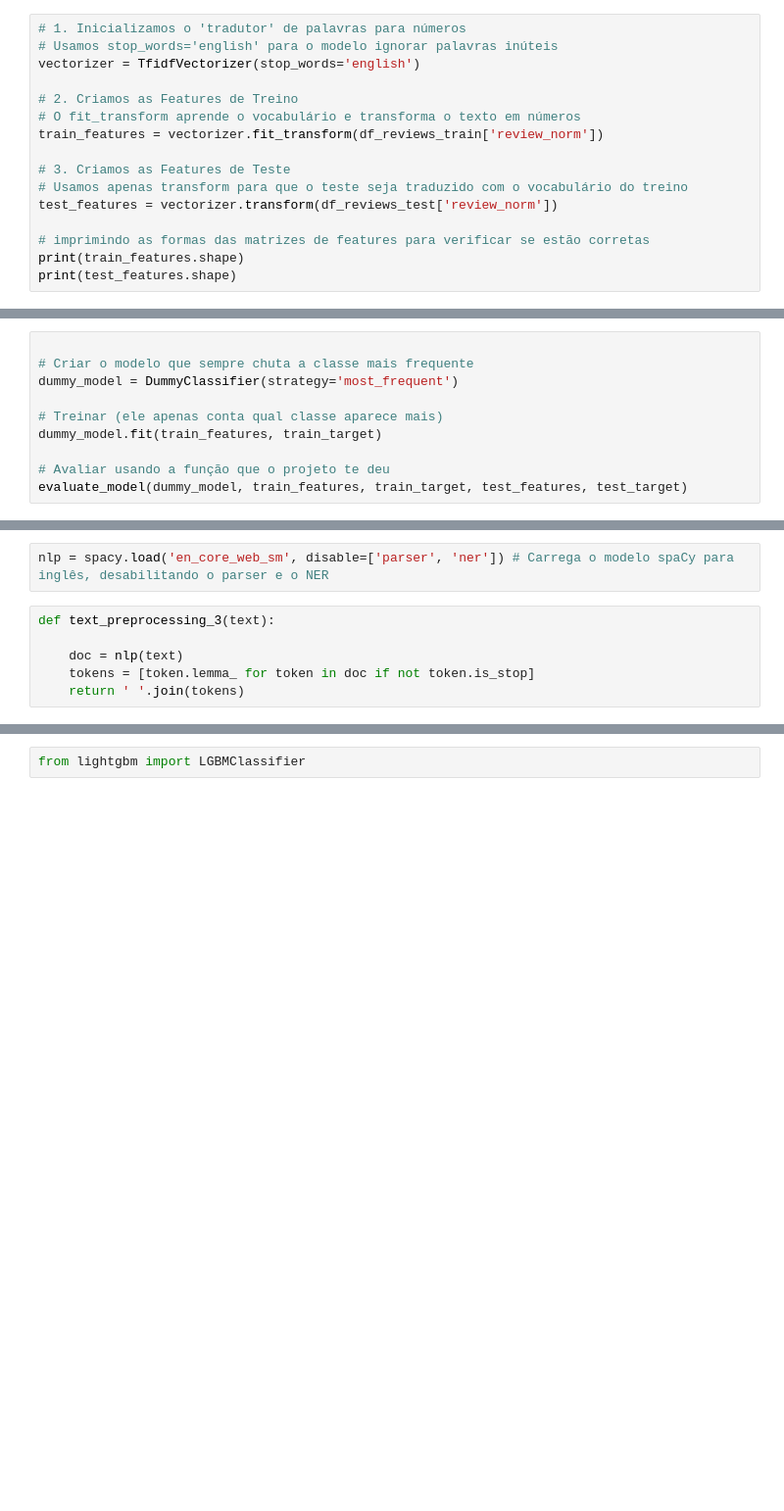
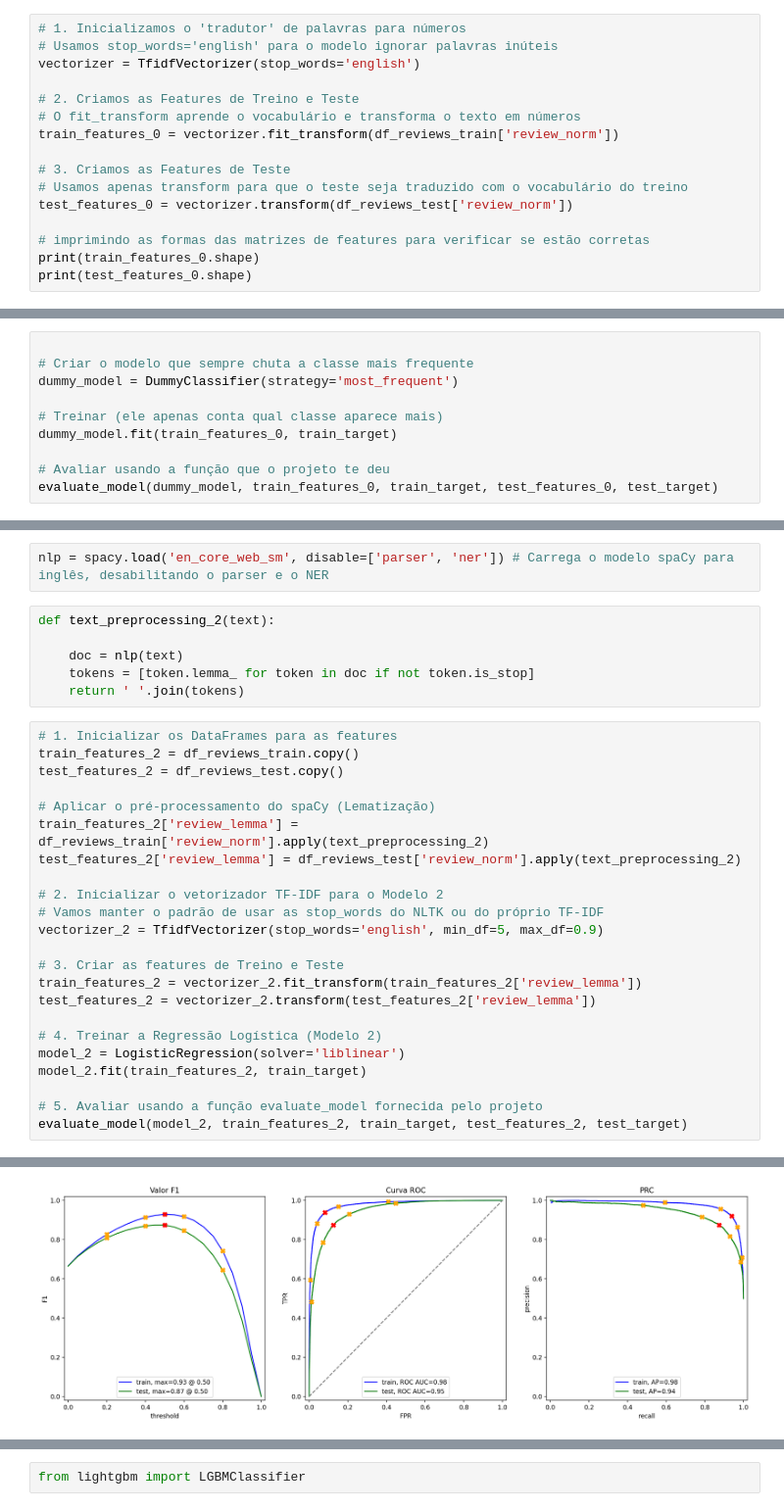
Before and after one commit to Angelaidt/Sprint-14-Film-Junky-Union, a Jupyter notebook: notebook_sprint_14.ipynb, the cells around one changed output, grey strips where cells are left out. Shown at 98% size. Cells and saved outputs as stored; diff of their text form; blank space fills up the shorter version.

Commit message:
Iniciando o modelo 02

```diff
--- a/notebook_sprint_14.ipynb
+++ b/notebook_sprint_14.ipynb
@@ -377,17 +377,17 @@ print(df_reviews_test.shape)
 # Usamos stop_words='english' para o modelo ignorar palavras inúteis
 vectorizer = TfidfVectorizer(stop_words='english')
 
-# 2. Criamos as Features de Treino
+# 2. Criamos as Features de Treino e Teste
 # O fit_transform aprende o vocabulário e transforma o texto em números
-train_features = vectorizer.fit_transform(df_reviews_train['review_norm'])
+train_features_0 = vectorizer.fit_transform(df_reviews_train['review_norm'])
 
 # 3. Criamos as Features de Teste
 # Usamos apenas transform para que o teste seja traduzido com o vocabulário do treino
-test_features = vectorizer.transform(df_reviews_test['review_norm'])
+test_features_0 = vectorizer.transform(df_reviews_test['review_norm'])
 
 # imprimindo as formas das matrizes de features para verificar se estão corretas
-print(train_features.shape)
-print(test_features.shape)
+print(train_features_0.shape)
+print(test_features_0.shape)
 # %% [output]
 (23796, 71365)
 (23535, 71365)
@@ -397,10 +397,10 @@ print(test_features.shape)
 dummy_model = DummyClassifier(strategy='most_frequent')
 
 # Treinar (ele apenas conta qual classe aparece mais)
-dummy_model.fit(train_features, train_target)
+dummy_model.fit(train_features_0, train_target)
 
 # Avaliar usando a função que o projeto te deu
-evaluate_model(dummy_model, train_features, train_target, test_features, test_target)
+evaluate_model(dummy_model, train_features_0, train_target, test_features_0, test_target)
 # %% [output]
           train  test
 Acurácia    NaN   NaN
@@ -460,8 +460,32 @@ ROC AUC    0.98  0.95
 # %%
 nlp = spacy.load('en_core_web_sm', disable=['parser', 'ner']) # Carrega o modelo spaCy para inglês, desabilitando o parser e o NER
 # %%
-def text_preprocessing_3(text):
+def text_preprocessing_2(text):
 
     doc = nlp(text)
     tokens = [token.lemma_ for token in doc if not token.is_stop]
     return ' '.join(tokens)
+# %%
+# 1. Inicializar os DataFrames para as features
+train_features_2 = df_reviews_train.copy()
+test_features_2 = df_reviews_test.copy()
+
+# Aplicar o pré-processamento do spaCy (Lematização)
+train_features_2['review_lemma'] = df_reviews_train['review_norm'].apply(text_preprocessing_2)
+test_features_2['review_lemma'] = df_reviews_test['review_norm'].apply(text_preprocessing_2)
+
+# 2. Inicializar o vetorizador TF-IDF para o Modelo 2
+# Vamos manter o padrão de usar as stop_words do NLTK ou do próprio TF-IDF
+vectorizer_2 = TfidfVectorizer(stop_words='english', min_df=5, max_df=0.9)
+
+# 3. Criar as features de Treino e Teste
+train_features_2 = vectorizer_2.fit_transform(train_features_2['review_lemma'])
+test_features_2 = vectorizer_2.transform(test_features_2['review_lemma'])
+
+# 4. Treinar a Regressão Logística (Modelo 2)
+model_2 = LogisticRegression(solver='liblinear')
+model_2.fit(train_features_2, train_target)
+
+# 5. Avaliar usando a função evaluate_model fornecida pelo projeto
+evaluate_model(model_2, train_features_2, train_target, test_features_2, test_target)
+# %% [output]
@@ -468 +497,2 @@ def text_preprocessing_3(text):
+[figure, added]
 # %% [markdown]
```
Also changed, not shown: parts of 2 cells of this notebook.
